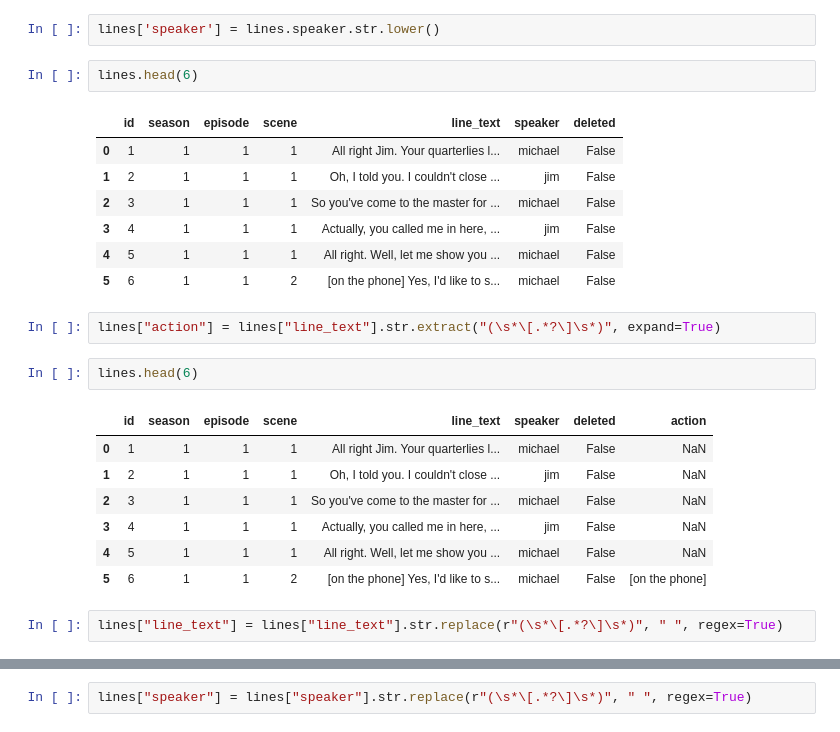
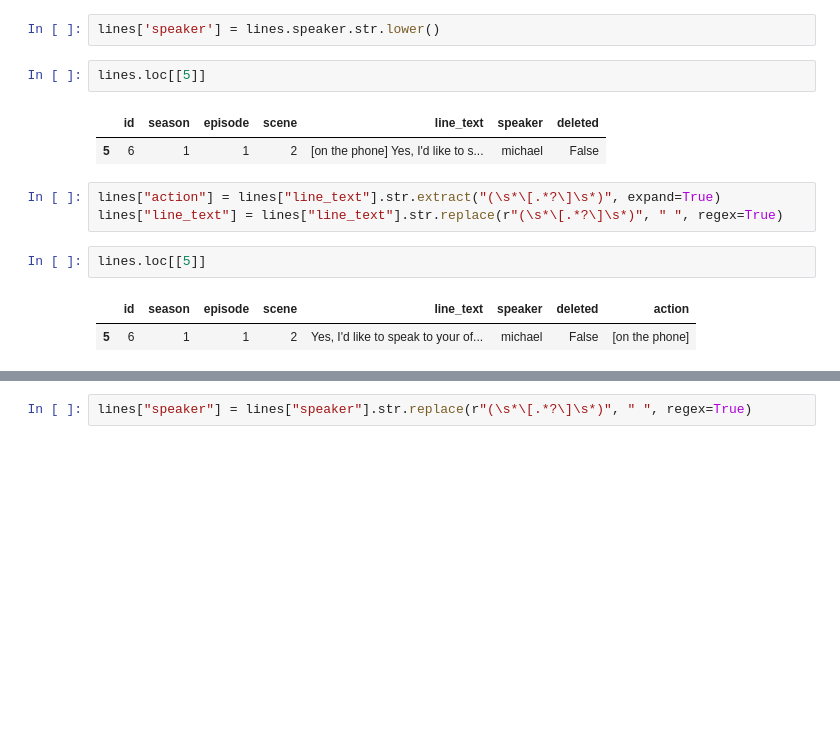
Before and after one commit to pauclaret/etl-project, a Jupyter notebook: quotes csv.ipynb, the cells around one changed output, grey strips where cells are left out. Drawn from its saved outputs; the diff is of its cells as text; blank space fills up the shorter version.

```diff
--- a/quotes csv.ipynb
+++ b/quotes csv.ipynb
@@ -95,26 +52,15 @@ array(['Michael', 'Jim', 'Pam', 'Dwight', 'Jan', 'Michel', 'Todd Packer',
 # %%
 lines['speaker'] = lines.speaker.str.lower()
 # %%
-lines.head(6)
+lines.loc[[5]]
 # %% [output]
 |  | id | season | episode | scene | line_text | speaker | deleted |
-| 0 | 1 | 1 | 1 | 1 | All right Jim. Your quarterlies l... | michael | False |
-| 1 | 2 | 1 | 1 | 1 | Oh, I told you. I couldn't close ... | jim | False |
-| 2 | 3 | 1 | 1 | 1 | So you've come to the master for ... | michael | False |
-| 3 | 4 | 1 | 1 | 1 | Actually, you called me in here, ... | jim | False |
-| 4 | 5 | 1 | 1 | 1 | All right. Well, let me show you ... | michael | False |
 | 5 | 6 | 1 | 1 | 2 | [on the phone] Yes, I'd like to s... | michael | False |
 # %%
 lines["action"] = lines["line_text"].str.extract("(\s*\[.*?\]\s*)", expand=True)
+lines["line_text"] = lines["line_text"].str.replace(r"(\s*\[.*?\]\s*)", " ", regex=True)
 # %%
-lines.head(6)
+lines.loc[[5]]
 # %% [output]
 |  | id | season | episode | scene | line_text | speaker | deleted | action |
-| 0 | 1 | 1 | 1 | 1 | All right Jim. Your quarterlies l... | michael | False | NaN |
-| 1 | 2 | 1 | 1 | 1 | Oh, I told you. I couldn't close ... | jim | False | NaN |
-| 2 | 3 | 1 | 1 | 1 | So you've come to the master for ... | michael | False | NaN |
-| 3 | 4 | 1 | 1 | 1 | Actually, you called me in here, ... | jim | False | NaN |
-| 4 | 5 | 1 | 1 | 1 | All right. Well, let me show you ... | michael | False | NaN |
-| 5 | 6 | 1 | 1 | 2 | [on the phone] Yes, I'd like to s... | michael | False | [on the phone] |
+| 5 | 6 | 1 | 1 | 2 | Yes, I'd like to speak to your of... | michael | False | [on the phone] |
-# %%
-lines["line_text"] = lines["line_text"].str.replace(r"(\s*\[.*?\]\s*)", " ", regex=True)
```
Also changed, not shown: parts of 11 cells of this notebook, 4 other files.
